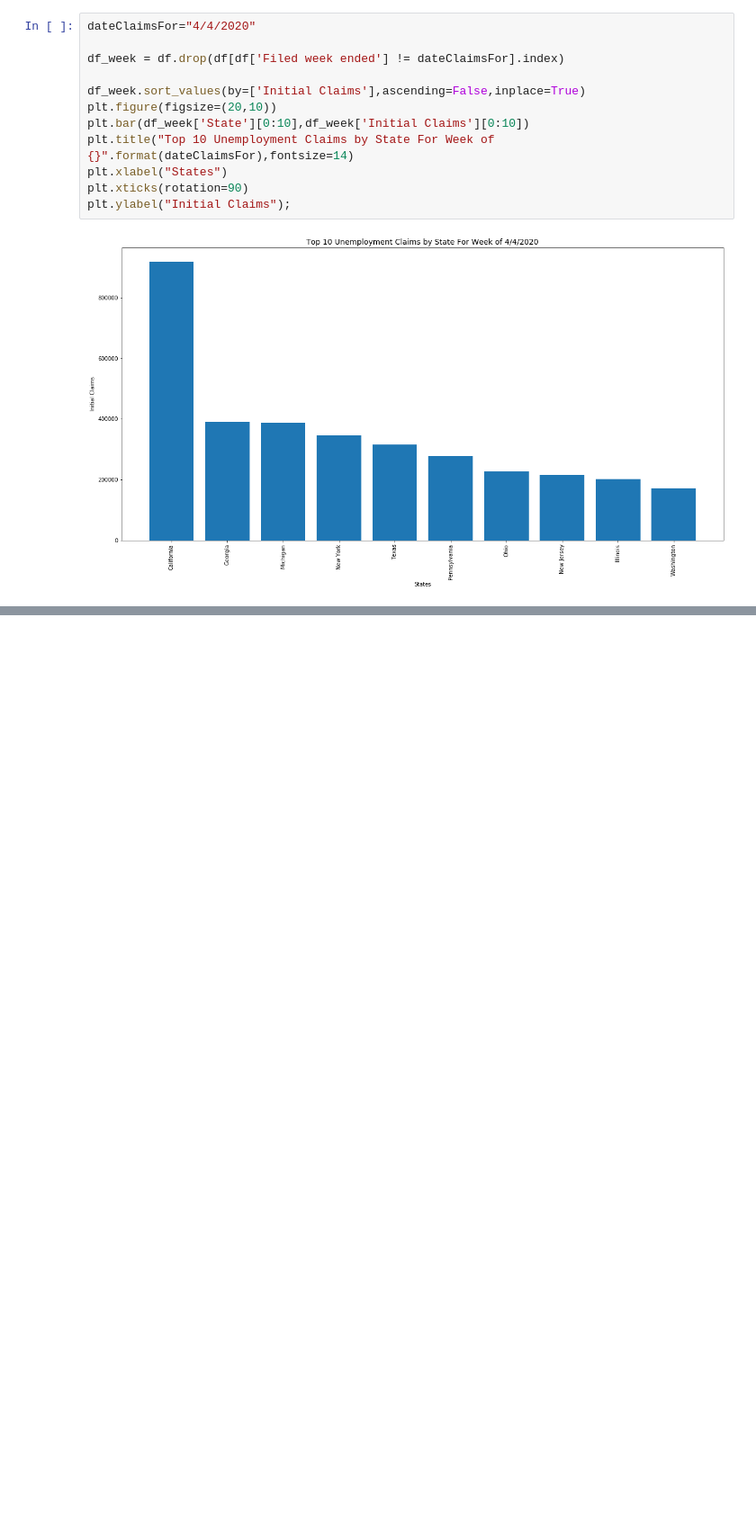
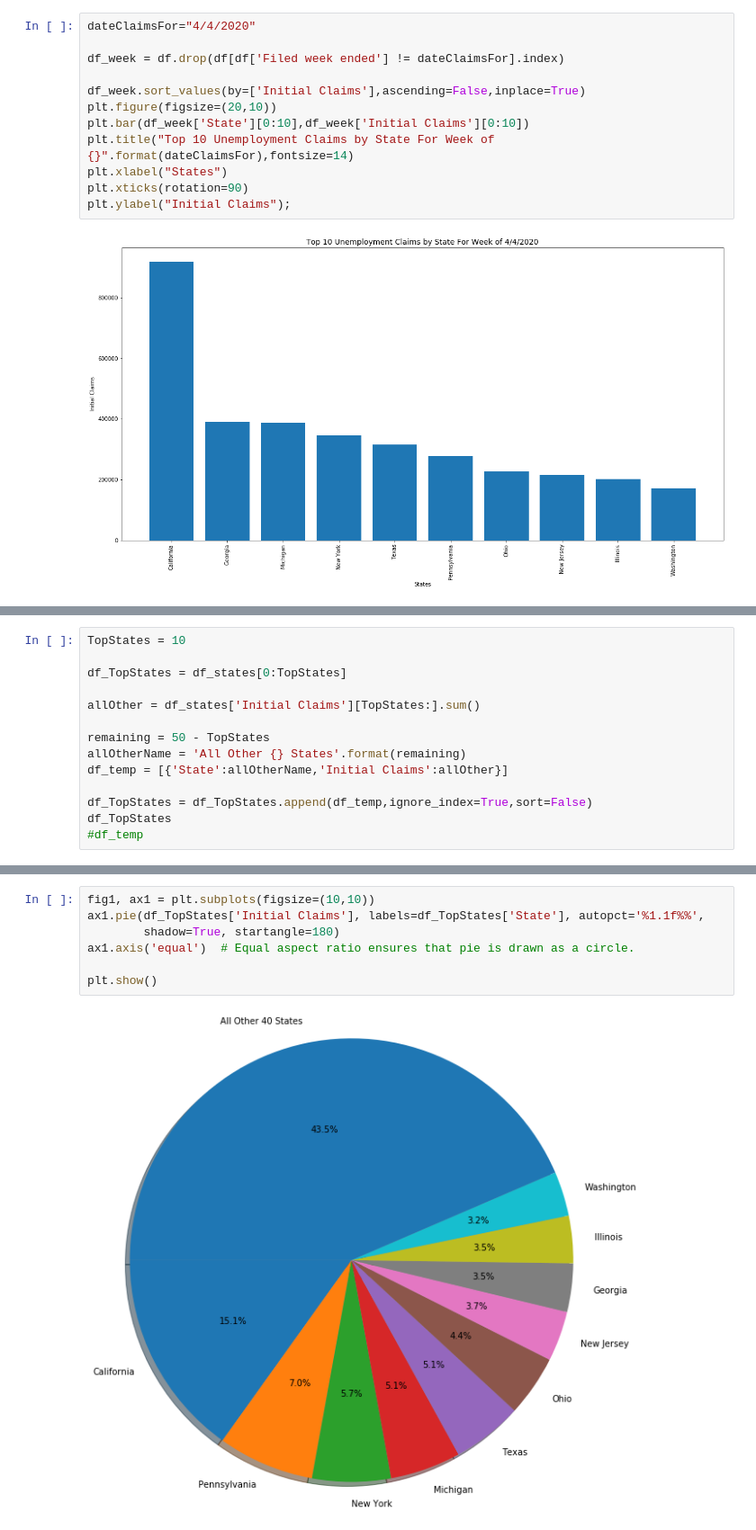
Before and after one commit to lowsaelee/US-Unemployment-Claims-2020, a Jupyter notebook: State_Unemployment_Claims.ipynb, the cells around one changed output, grey strips where cells are left out. Shown at 90% size. Cells and saved outputs as stored; diff of their text form; blank space fills up the shorter version.

```diff
--- a/State_Unemployment_Claims.ipynb
+++ b/State_Unemployment_Claims.ipynb
@@ -177,3 +178,17 @@ folium.LayerControl().add_to(map)
 map
 # %% [output]
 [interactive output not drawn]
+# %%
+TopStates = 10
+
+df_TopStates = df_states[0:TopStates]
+
+allOther = df_states['Initial Claims'][TopStates:].sum()
+
+remaining = 50 - TopStates
+allOtherName = 'All Other {} States'.format(remaining)
+df_temp = [{'State':allOtherName,'Initial Claims':allOther}]
+
+df_TopStates = df_TopStates.append(df_temp,ignore_index=True,sort=False)
+df_TopStates
+#df_temp
@@ -179,0 +208,9 @@ map
+# %%
+fig1, ax1 = plt.subplots(figsize=(10,10))
+ax1.pie(df_TopStates['Initial Claims'], labels=df_TopStates['State'], autopct='%1.1f%%',
+        shadow=True, startangle=180)
+ax1.axis('equal')  # Equal aspect ratio ensures that pie is drawn as a circle.
+
+plt.show()
+# %% [output]
+[figure, added]
```
Also changed, not shown: parts of 5 cells of this notebook.
